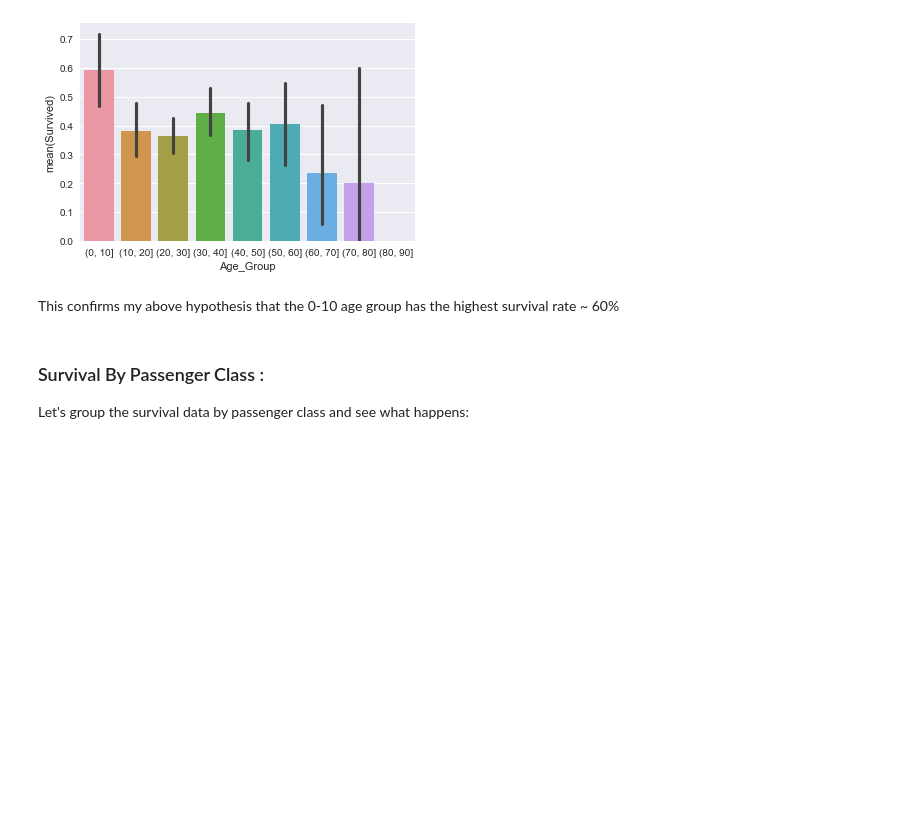
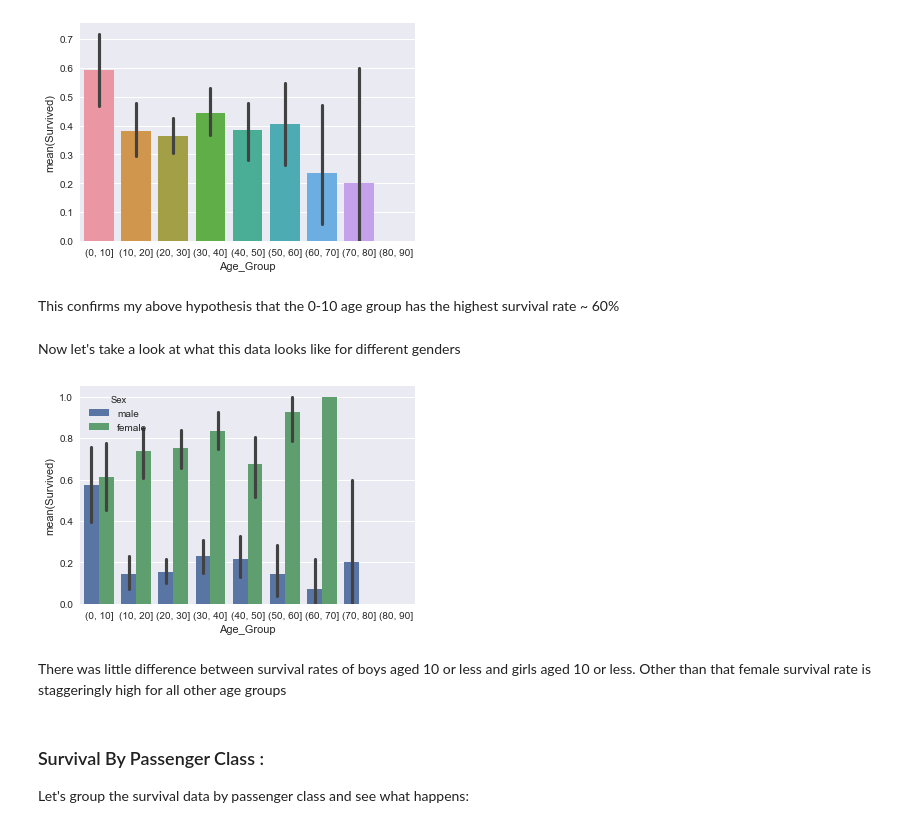
Before and after one commit to salarather/titanic-data-analysis, a Jupyter notebook: titanic-analysis.ipynb, the cells around one changed output. Drawn from its saved outputs; the diff is of its cells as text; code cells hidden in the pictures; blank space fills up the shorter version.

Commit message:
added some more plots for better visualization

```diff
--- a/titanic-analysis.ipynb
+++ b/titanic-analysis.ipynb
@@ -255,6 +255,14 @@ sns.barplot(x="Age_Group", y="Survived", data=data);
 [figure]
 # %% [markdown]
 This confirms my above hypothesis that the 0-10 age group has the highest survival rate ~ 60%
+# %% [markdown]
+Now let's take a look at what this data looks like for different genders
+# %%
+sns.barplot(x="Age_Group", y="Survived", hue = "Sex", data=data);
+# %% [output]
+[figure, added]
+# %% [markdown]
+There was little difference between survival rates of boys aged 10 or less and girls aged 10 or less. Other than that female survival rate is staggeringly high for all other age groups
 # %% [markdown]
 ### Survival By Passenger Class :
 
```
Also changed, not shown: parts of 2 cells of this notebook.
